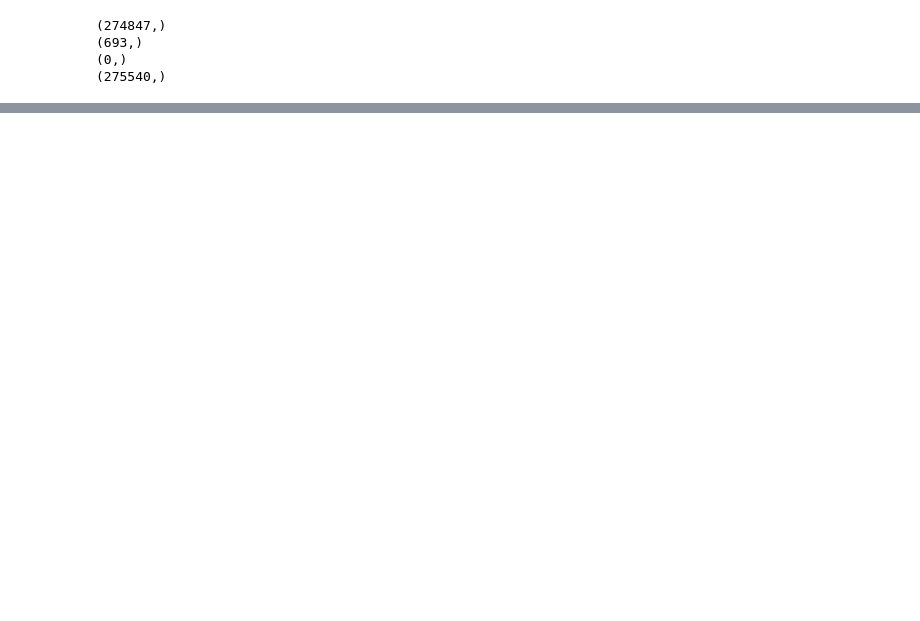
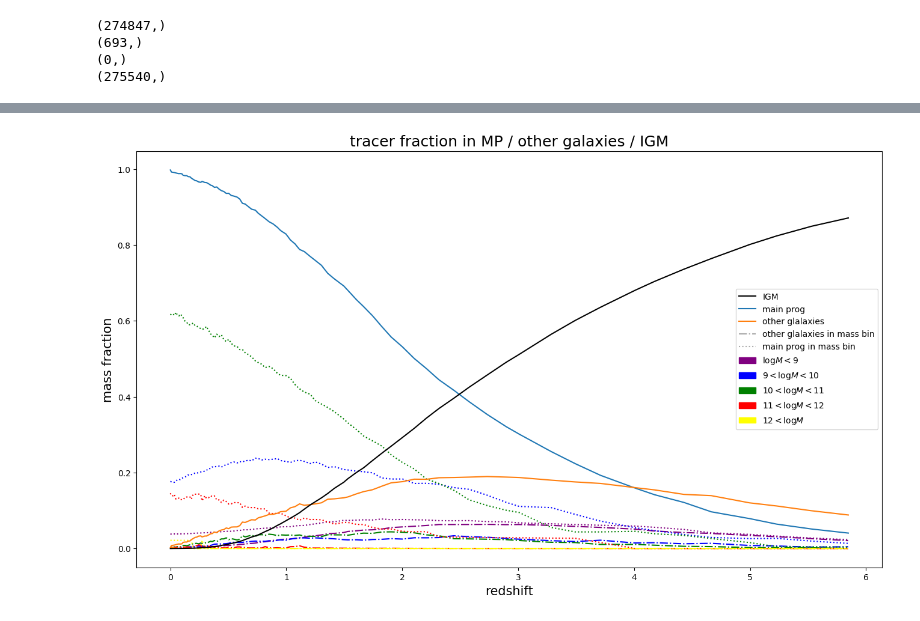
Before and after one commit to nelson-group/Ole_insitu_stars, a Jupyter notebook: real_gas_origin.ipynb, the cells around one changed output, grey strips where cells are left out. Saved outputs shown, nothing was run; the diff lists cells and outputs as text; code cells hidden in the pictures; blank space fills up the shorter version.

```diff
--- a/real_gas_origin.ipynb
+++ b/real_gas_origin.ipynb
@@ -265,0 +278,35 @@ spec_id = 185
+# %%
+plt.plot(z, nums[:,0,0]/total, color = 'purple', linestyle = 'dotted', label = 'main prog')
+plt.plot(z, nums[:,0,1]/total, color = 'purple', linestyle = 'dashdot', label = 'main prog')
+plt.plot(z, nums[:,1,0]/total, color = 'blue', linestyle = 'dotted', label = 'main prog')
+plt.plot(z, nums[:,1,1]/total, color = 'blue', linestyle = 'dashdot', label = 'main prog')
+plt.plot(z, nums[:,2,0]/total, color = 'green', linestyle = 'dotted', label = 'main prog')
+plt.plot(z, nums[:,2,1]/total, color = 'green', linestyle = 'dashdot', label = 'main prog')
+plt.plot(z, nums[:,3,0]/total, color = 'red', linestyle = 'dotted', label = 'main prog')
+plt.plot(z, nums[:,3,1]/total, color = 'red', linestyle = 'dashdot', label = 'main prog')
+plt.plot(z, nums[:,4,0]/total, color = 'yellow', linestyle = 'dotted', label = 'main prog')
+plt.plot(z, nums[:,4,1]/total, color = 'yellow', linestyle = 'dashdot', label = 'main prog')
+
+plt.plot(z, mp/total, label = 'main prog')
+plt.plot(z, (sub - mp)/total, label = 'other galaxies')
+plt.plot(z, igm/total, color='black', label = 'IGM')
+
+IGM = mlines.Line2D([], [], color='black', label='IGM')
+MP = mlines.Line2D([], [], color='tab:blue', label='main prog')
+OTHER = mlines.Line2D([], [], color='tab:orange', label='other glalaxies')
+dash = mlines.Line2D([], [], color='darkgray', linestyle = 'dashdot', label='other glalaxies in mass bin')
+dotted = mlines.Line2D([], [], color='darkgray', linestyle = 'dotted', label='main prog in mass bin')
+purple = mpatches.Patch(color='purple', label='$\log{M} < 9$')
+blue = mpatches.Patch(color='blue', label='$9 < \log{M} < 10$')
+green = mpatches.Patch(color='green', label='$10 < \log{M} < 11$')
+red = mpatches.Patch(color='red', label='$11 < \log{M} < 12$')
+yellow = mpatches.Patch(color='yellow', label='$12 < \log{M}$')
+
+plt.legend(handles=[IGM,MP,OTHER,dash,dotted,purple,blue,green,red,yellow])
+plt.ylabel('mass fraction',size=15)
+plt.xlabel('redshift',size=15)
+#plt.xticks(z)
+plt.title('tracer fraction in MP / other galaxies / IGM',size=18)
+#plt.savefig('pics/tracer_fraction_TNG50-4_everything.jpg',format='jpg')
+# %% [output]
+[figure, added]
```
Also changed, not shown: parts of 12 cells of this notebook.
